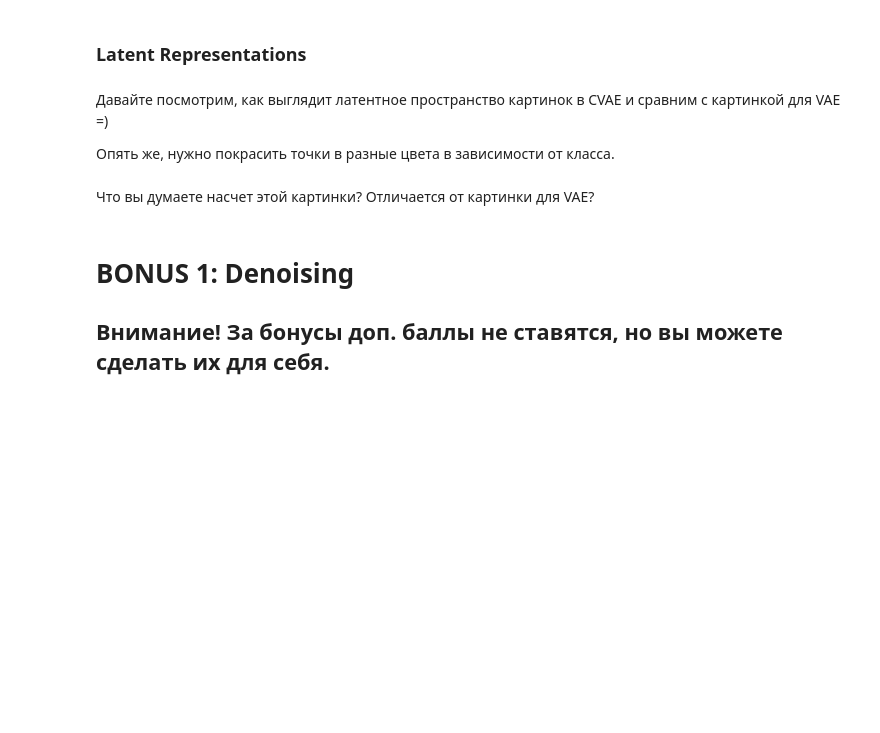
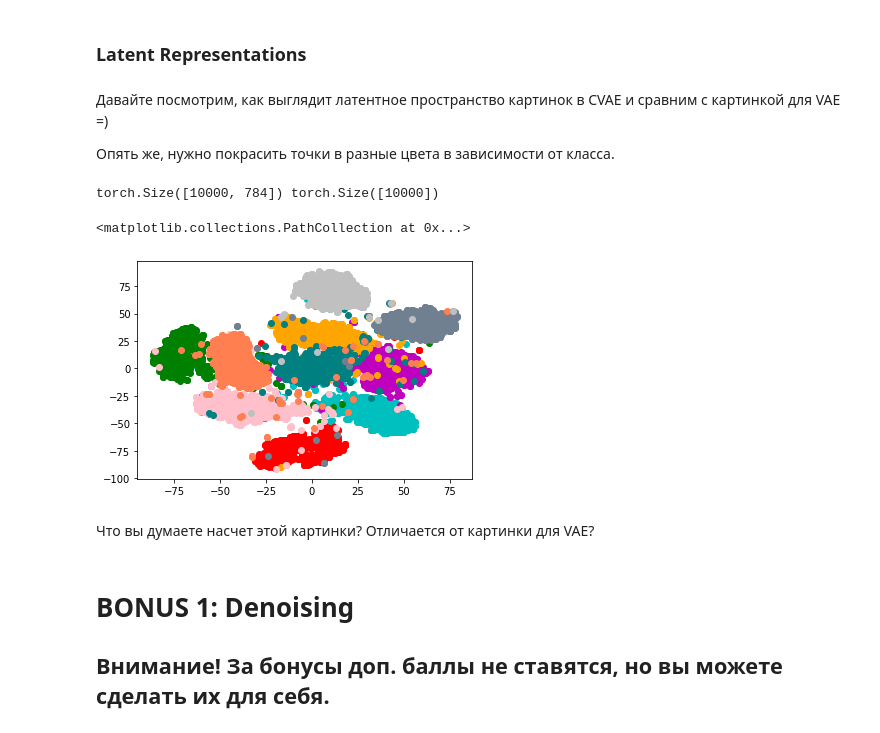
Before and after one commit to OlegTkhor/DLS_homework, a Jupyter notebook: [hw]autoencoders.ipynb, the cells around one changed output. Saved outputs shown, nothing was run; the diff lists cells and outputs as text; code cells hidden in the pictures; blank space fills up the shorter version.

```diff
--- a/[hw]autoencoders.ipynb
+++ b/[hw]autoencoders.ipynb
@@ -836,3 +834,69 @@ Splendid! Вы великолепны!
+# %%
+from sklearn.manifold import TSNE
+X = []
+Y = []
+for x,y in test_dataset:
+  X.append(x)
+  Y.append(y)
+X = torch.stack(X)
+
+Y = torch.Tensor(Y)
+X = X.view(10000,-1)
+
+y = torch.eye(11)[Y.long()]
+print(X.shape, Y.shape)
+mu, logsigma = model.encode(X,y)
+z = model.gaussian_sampler(mu, logsigma)
+z = TSNE(n_components=2, learning_rate='auto', init='random').fit_transform(z.detach().numpy())
+ones = []
+twos = []
+threes = []
+fours = []
+fives= []
+six = []
+seven = []
+eight = []
+nine = []
+zero = []
+for i in range(len(z)):
+  if Y[i] == 1:
+    ones.append(z[i])
+  elif Y[i] == 2:
+    twos.append(z[i])
+  elif Y[i] == 3:
+    threes.append(z[i])
+  elif Y[i] == 4:
+    fours.append(z[i])
+  elif Y[i] == 5:
+    fives.append(z[i])
+  elif Y[i] == 6:
+    six.append(z[i])
+  elif Y[i] == 7:
+    seven.append(z[i])
+  elif Y[i] == 8:
+    eight.append(z[i])
+  elif Y[i] == 9:
+    nine.append(z[i])
+  elif Y[i] == 0:
+    zero.append(z[i])
+
+plt.scatter(x = np.array(ones)[:,0], y = np.array(ones)[:,1], c='r' )
+plt.scatter(x = np.array(twos)[:,0], y = np.array(twos)[:,1], c = 'c' )
+
+plt.scatter(x = np.array(threes)[:,0], y = np.array(threes)[:,1], c = 'm' )
+plt.scatter(x = np.array(fours)[:,0], y = np.array(fours)[:,1], c = 'g' )
+plt.scatter(x = np.array(fives)[:,0], y = np.array(fives)[:,1], c = 'orange' )
+
+plt.scatter(x = np.array(seven)[:,0], y = np.array(seven)[:,1], c = 'pink' )
+
+plt.scatter(x = np.array(eight)[:,0], y = np.array(eight)[:,1], c = 'teal' )
+plt.scatter(x = np.array(six)[:,0], y = np.array(six)[:,1], c = 'slategrey' )
+plt.scatter(x = np.array(nine)[:,0], y = np.array(nine)[:,1], c = 'coral' )
+plt.scatter(x = np.array(zero)[:,0], y = np.array(zero)[:,1], c = 'silver' )
+# %% [output]
+torch.Size([10000, 784]) torch.Size([10000])
+<matplotlib.collections.PathCollection at 0x...>
+[figure, added]
 # %% [markdown]
 Что вы думаете насчет этой картинки? Отличается от картинки для VAE?
 # %% [markdown]
```
Also changed, not shown: parts of 1 cell of this notebook.
